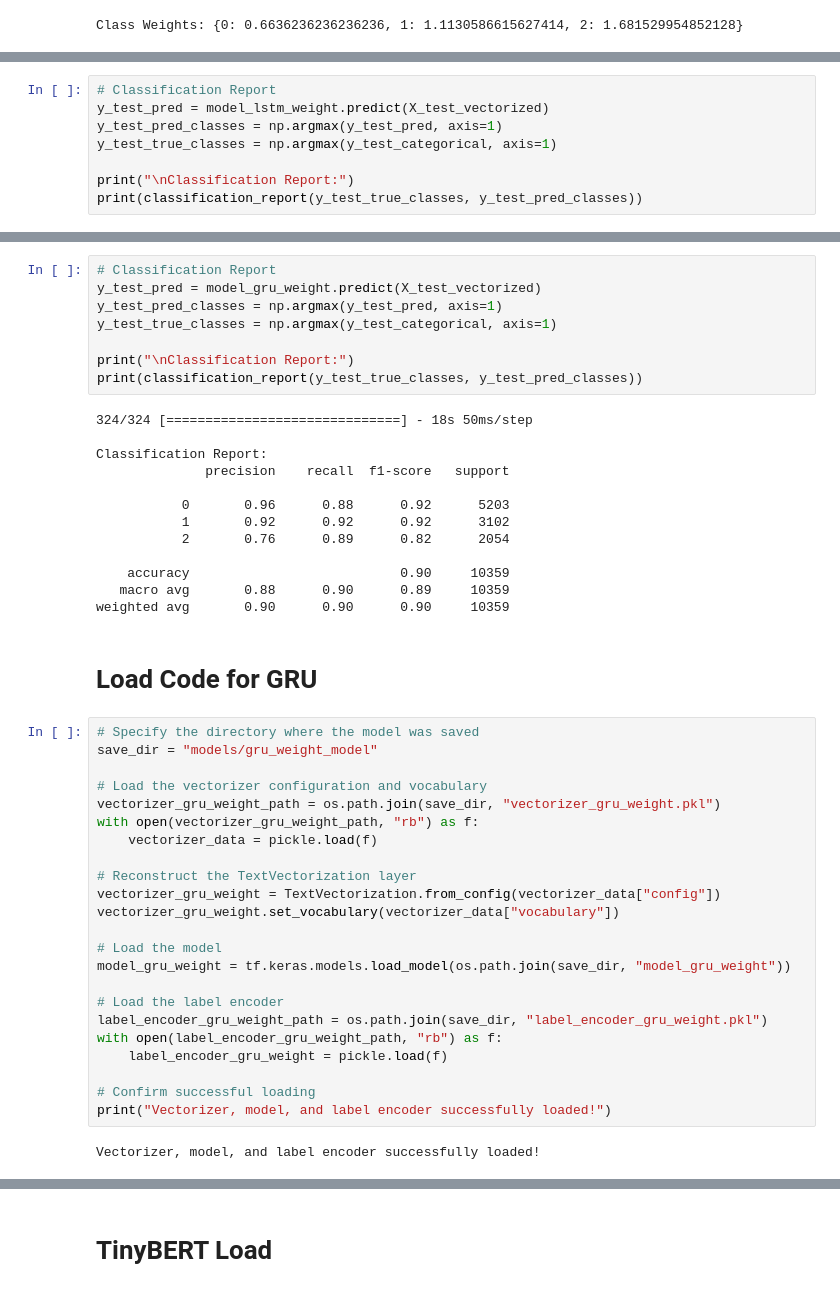
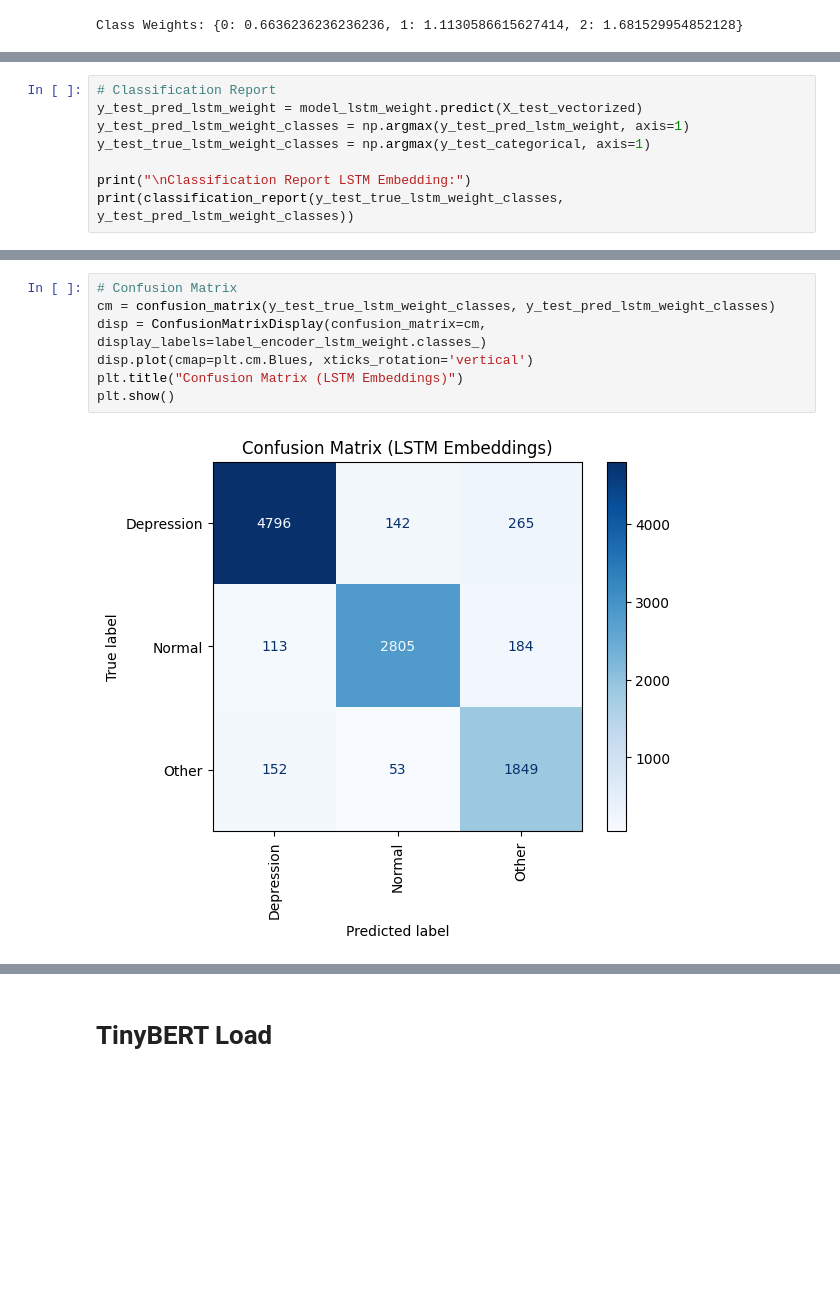
Before and after one commit to viando8/datasci207-final-project, a Jupyter notebook: individual notebooks/207_sentiment_analysis_for_mental_healthKD_noeda.ipynb, the cells around one changed output, grey strips where cells are left out. Cells and saved outputs as stored; diff of their text form; blank space fills up the shorter version.

```diff
--- a/individual notebooks/207_sentiment_analysis_for_mental_healthKD_noeda.ipynb
+++ b/individual notebooks/207_sentiment_analysis_for_mental_healthKD_noeda.ipynb
@@ -555,10 +613,10 @@ print("Model, vectorizer, and label encoder loaded successfully.")
 Model, vectorizer, and label encoder loaded successfully.
 # %%
 # Classification Report
-y_test_pred = model_lstm_weight.predict(X_test_vectorized)
-y_test_pred_classes = np.argmax(y_test_pred, axis=1)
-y_test_true_classes = np.argmax(y_test_categorical, axis=1)
+y_test_pred_lstm_weight = model_lstm_weight.predict(X_test_vectorized)
+y_test_pred_lstm_weight_classes = np.argmax(y_test_pred_lstm_weight, axis=1)
+y_test_true_lstm_weight_classes = np.argmax(y_test_categorical, axis=1)
 
-print("\nClassification Report:")
-print(classification_report(y_test_true_classes, y_test_pred_classes))
+print("\nClassification Report LSTM Embedding:")
+print(classification_report(y_test_true_lstm_weight_classes, y_test_pred_lstm_weight_classes))
 # %% [output]
@@ -687,49 +635,10 @@ INFO:tensorflow:Assets written to: models/gru_weight_model\model_gru_weight\asse
-# %%
-# Classification Report
-y_test_pred = model_gru_weight.predict(X_test_vectorized)
-y_test_pred_classes = np.argmax(y_test_pred, axis=1)
-y_test_true_classes = np.argmax(y_test_categorical, axis=1)
-
-print("\nClassification Report:")
-print(classification_report(y_test_true_classes, y_test_pred_classes))
-# %% [output]
-324/324 [==============================] - 18s 50ms/step
-
-Classification Report:
-              precision    recall  f1-score   support
-
-           0       0.96      0.88      0.92      5203
-           1       0.92      0.92      0.92      3102
-           2       0.76      0.89      0.82      2054
-
-    accuracy                           0.90     10359
-   macro avg       0.88      0.90      0.89     10359
-weighted avg       0.90      0.90      0.90     10359
-# %% [markdown]
-# Load Code for GRU
-# %%
-# Specify the directory where the model was saved
-save_dir = "models/gru_weight_model"
-
-# Load the vectorizer configuration and vocabulary
-vectorizer_gru_weight_path = os.path.join(save_dir, "vectorizer_gru_weight.pkl")
-with open(vectorizer_gru_weight_path, "rb") as f:
-    vectorizer_data = pickle.load(f)
-
-# Reconstruct the TextVectorization layer
-vectorizer_gru_weight = TextVectorization.from_config(vectorizer_data["config"])
-vectorizer_gru_weight.set_vocabulary(vectorizer_data["vocabulary"])
-
-# Load the model
-model_gru_weight = tf.keras.models.load_model(os.path.join(save_dir, "model_gru_weight"))
-
-# Load the label encoder
-label_encoder_gru_weight_path = os.path.join(save_dir, "label_encoder_gru_weight.pkl")
-with open(label_encoder_gru_weight_path, "rb") as f:
-    label_encoder_gru_weight = pickle.load(f)
-
-# Confirm successful loading
-print("Vectorizer, model, and label encoder successfully loaded!")
-# %% [output]
-Vectorizer, model, and label encoder successfully loaded!
+# %%
+# Confusion Matrix
+cm = confusion_matrix(y_test_true_lstm_weight_classes, y_test_pred_lstm_weight_classes)
+disp = ConfusionMatrixDisplay(confusion_matrix=cm, display_labels=label_encoder_lstm_weight.classes_)
+disp.plot(cmap=plt.cm.Blues, xticks_rotation='vertical')
+plt.title("Confusion Matrix (LSTM Embeddings)")
+plt.show()
+# %% [output]
+[figure, added]
 # %% [markdown]
```
Also changed, not shown: parts of 26 cells of this notebook, 25 other files.
